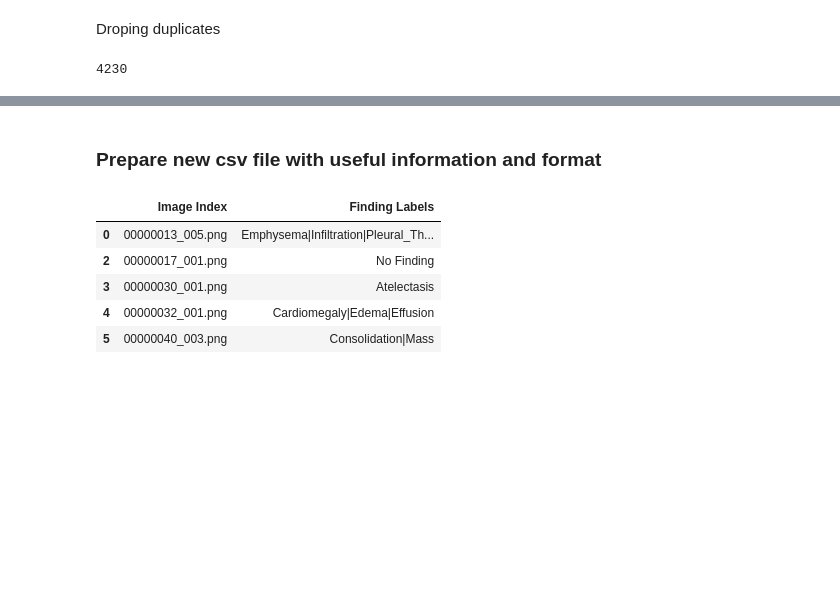
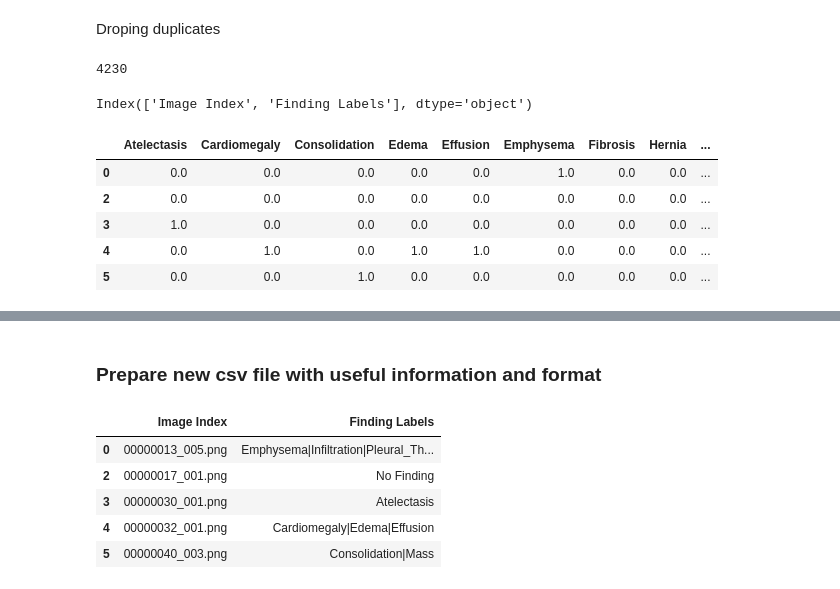
Before and after one commit to vivekpatel99/chest-x-ray-diagnosis-Multi-label-binary-classification, a Jupyter notebook: 03_model_training.ipynb, the cells around one changed output, grey strips where cells are left out. Cells and saved outputs as stored; diff of their text form; code cells hidden in the pictures; blank space fills up the shorter version.

```diff
--- a/03_model_training.ipynb
+++ b/03_model_training.ipynb
@@ -127,3 +133,19 @@ sample_df.drop_duplicates(subset=['Patient ID'], inplace=True)
 sample_df['Patient ID'].nunique()
 # %% [output]
 4230
+# %%
+sample_labels = ['Image Index', 'Finding Labels']
+sample_df = sample_df[sample_labels]
+sample_df.columns
+# %% [output]
+Index(['Image Index', 'Finding Labels'], dtype='object')
+# %%
+sample_cat_df = sample_df['Finding Labels'].str.get_dummies(sep='|').astype('float32')
+sample_cat_df.head()
+# %% [output]
+|  | Atelectasis | Cardiomegaly | Consolidation | Edema | Effusion | Emphysema | Fibrosis | Hernia | ... |
+| 0 | 0.0 | 0.0 | 0.0 | 0.0 | 0.0 | 1.0 | 0.0 | 0.0 | ... |
+| 2 | 0.0 | 0.0 | 0.0 | 0.0 | 0.0 | 0.0 | 0.0 | 0.0 | ... |
+| 3 | 1.0 | 0.0 | 0.0 | 0.0 | 0.0 | 0.0 | 0.0 | 0.0 | ... |
+| 4 | 0.0 | 1.0 | 0.0 | 1.0 | 1.0 | 0.0 | 0.0 | 0.0 | ... |
+| 5 | 0.0 | 0.0 | 1.0 | 0.0 | 0.0 | 0.0 | 0.0 | 0.0 | ... |
```
Also changed, not shown: parts of 37 cells of this notebook.
